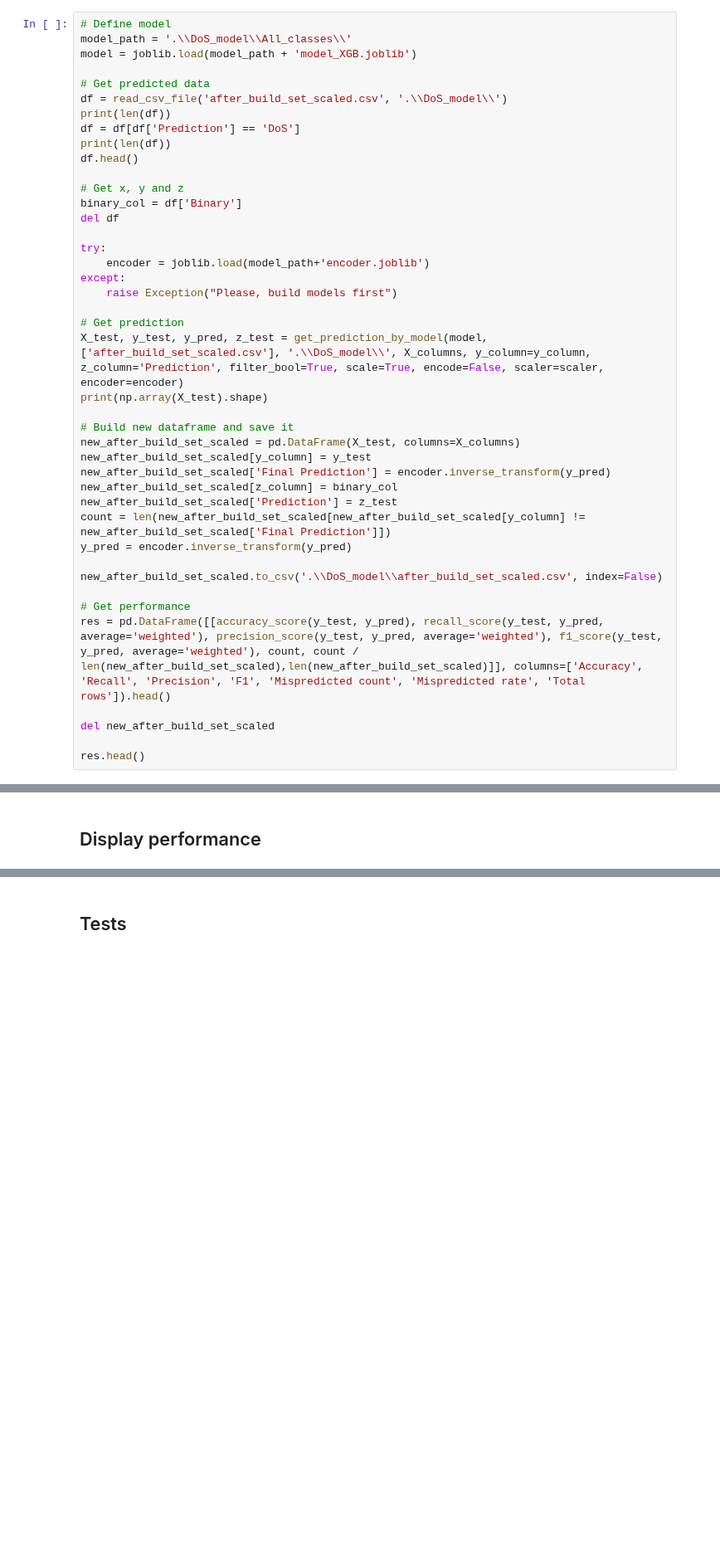
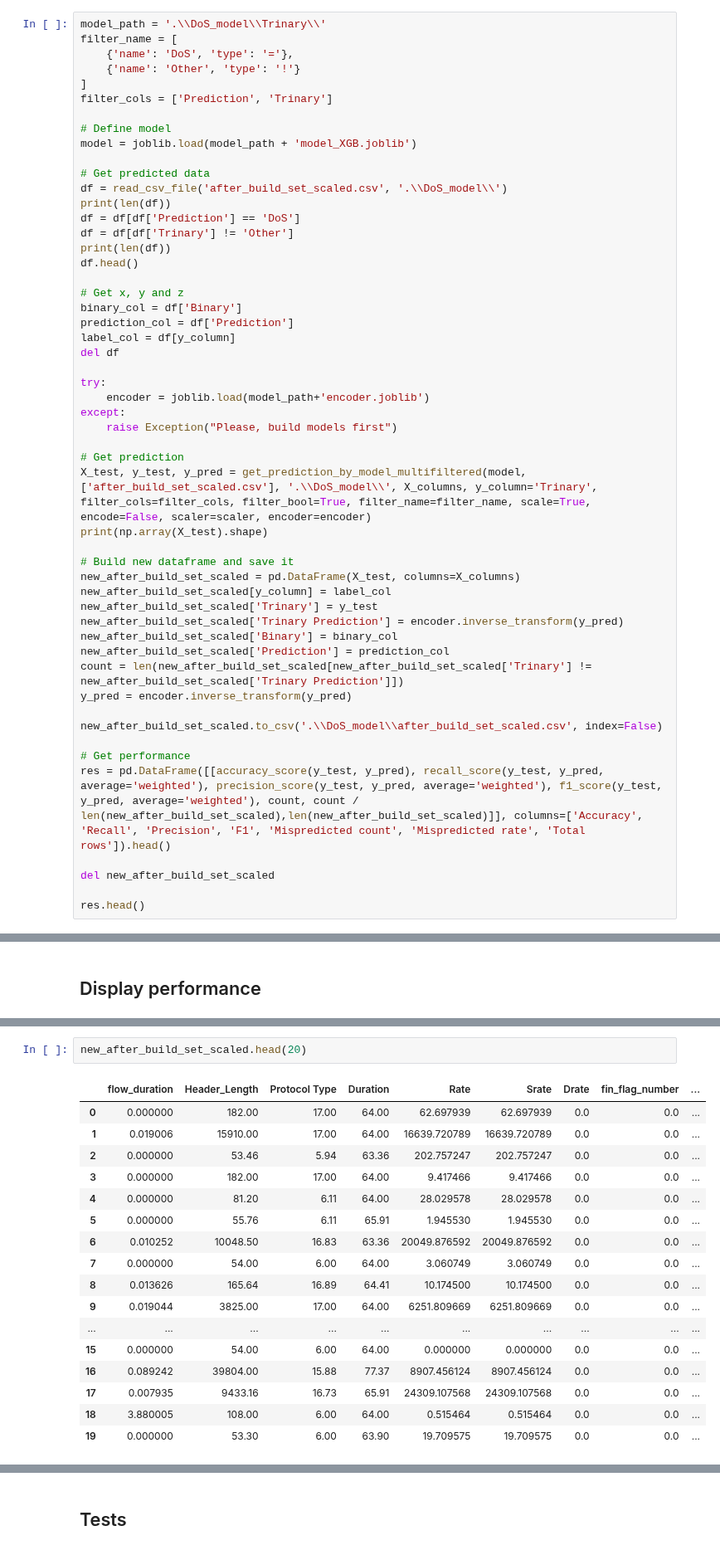
Before and after one commit to mcrayssac/CIC_IoT_Cyber_Attacks, a Jupyter notebook: DoS_model.ipynb, the cells around one changed output, grey strips where cells are left out. Shown at 83% size. Drawn from its saved outputs; the diff is of its cells as text; blank space fills up the shorter version.

```diff
--- a/DoS_model.ipynb
+++ b/DoS_model.ipynb
@@ -335,19 +371,28 @@ read_csv_file(performance_path, model_path).sort_values(by=['Total rows', 'Accur
 # %% [markdown]
 ## Trinary prediction on already Binary predicted after build set
 # %%
+model_path = '.\\DoS_model\\Trinary\\'
+filter_name = [
+    {'name': 'DoS', 'type': '='},
+    {'name': 'Other', 'type': '!'}
+]
+filter_cols = ['Prediction', 'Trinary']
+
 # Define model
-model_path = '.\\DoS_model\\All_classes\\'
 model = joblib.load(model_path + 'model_XGB.joblib')
 
 # Get predicted data
 df = read_csv_file('after_build_set_scaled.csv', '.\\DoS_model\\')
 print(len(df))
 df = df[df['Prediction'] == 'DoS']
+df = df[df['Trinary'] != 'Other']
 print(len(df))
 df.head()
 
 # Get x, y and z
 binary_col = df['Binary']
+prediction_col = df['Prediction']
+label_col = df[y_column]
 del df
 
 try:
@@ -356,16 +401,17 @@ except:
     raise Exception("Please, build models first")
 
 # Get prediction
-X_test, y_test, y_pred, z_test = get_prediction_by_model(model, ['after_build_set_scaled.csv'], '.\\DoS_model\\', X_columns, y_column=y_column, z_column='Prediction', filter_bool=True, scale=True, encode=False, scaler=scaler, encoder=encoder)
+X_test, y_test, y_pred = get_prediction_by_model_multifiltered(model, ['after_build_set_scaled.csv'], '.\\DoS_model\\', X_columns, y_column='Trinary', filter_cols=filter_cols, filter_bool=True, filter_name=filter_name, scale=True, encode=False, scaler=scaler, encoder=encoder)
 print(np.array(X_test).shape)
 
 # Build new dataframe and save it
 new_after_build_set_scaled = pd.DataFrame(X_test, columns=X_columns)
-new_after_build_set_scaled[y_column] = y_test
-new_after_build_set_scaled['Final Prediction'] = encoder.inverse_transform(y_pred)
-new_after_build_set_scaled[z_column] = binary_col
-new_after_build_set_scaled['Prediction'] = z_test
-count = len(new_after_build_set_scaled[new_after_build_set_scaled[y_column] != new_after_build_set_scaled['Final Prediction']])
+new_after_build_set_scaled[y_column] = label_col
+new_after_build_set_scaled['Trinary'] = y_test
+new_after_build_set_scaled['Trinary Prediction'] = encoder.inverse_transform(y_pred)
+new_after_build_set_scaled['Binary'] = binary_col
+new_after_build_set_scaled['Prediction'] = prediction_col
+count = len(new_after_build_set_scaled[new_after_build_set_scaled['Trinary'] != new_after_build_set_scaled['Trinary Prediction']])
 y_pred = encoder.inverse_transform(y_pred)
 
 new_after_build_set_scaled.to_csv('.\\DoS_model\\after_build_set_scaled.csv', index=False)
@@ -454,0 +587,20 @@ print(model_path)
+# %%
+new_after_build_set_scaled.head(20)
+# %% [output]
+|  | flow_duration | Header_Length | Protocol Type | Duration | Rate | Srate | Drate | fin_flag_number | ... |
+| 0 | 0.000000 | 182.00 | 17.00 | 64.00 | 62.697939 | 62.697939 | 0.0 | 0.0 | ... |
+| 1 | 0.019006 | 15910.00 | 17.00 | 64.00 | 16639.720789 | 16639.720789 | 0.0 | 0.0 | ... |
+| 2 | 0.000000 | 53.46 | 5.94 | 63.36 | 202.757247 | 202.757247 | 0.0 | 0.0 | ... |
+| 3 | 0.000000 | 182.00 | 17.00 | 64.00 | 9.417466 | 9.417466 | 0.0 | 0.0 | ... |
+| 4 | 0.000000 | 81.20 | 6.11 | 64.00 | 28.029578 | 28.029578 | 0.0 | 0.0 | ... |
+| 5 | 0.000000 | 55.76 | 6.11 | 65.91 | 1.945530 | 1.945530 | 0.0 | 0.0 | ... |
+| 6 | 0.010252 | 10048.50 | 16.83 | 63.36 | 20049.876592 | 20049.876592 | 0.0 | 0.0 | ... |
+| 7 | 0.000000 | 54.00 | 6.00 | 64.00 | 3.060749 | 3.060749 | 0.0 | 0.0 | ... |
+| 8 | 0.013626 | 165.64 | 16.89 | 64.41 | 10.174500 | 10.174500 | 0.0 | 0.0 | ... |
+| 9 | 0.019044 | 3825.00 | 17.00 | 64.00 | 6251.809669 | 6251.809669 | 0.0 | 0.0 | ... |
+| ... | ... | ... | ... | ... | ... | ... | ... | ... | ... |
+| 15 | 0.000000 | 54.00 | 6.00 | 64.00 | 0.000000 | 0.000000 | 0.0 | 0.0 | ... |
+| 16 | 0.089242 | 39804.00 | 15.88 | 77.37 | 8907.456124 | 8907.456124 | 0.0 | 0.0 | ... |
+| 17 | 0.007935 | 9433.16 | 16.73 | 65.91 | 24309.107568 | 24309.107568 | 0.0 | 0.0 | ... |
+| 18 | 3.880005 | 108.00 | 6.00 | 64.00 | 0.515464 | 0.515464 | 0.0 | 0.0 | ... |
+| 19 | 0.000000 | 53.30 | 6.00 | 63.90 | 19.709575 | 19.709575 | 0.0 | 0.0 | ... |
```
Also changed, not shown: parts of 35 cells of this notebook, 2 other files.
